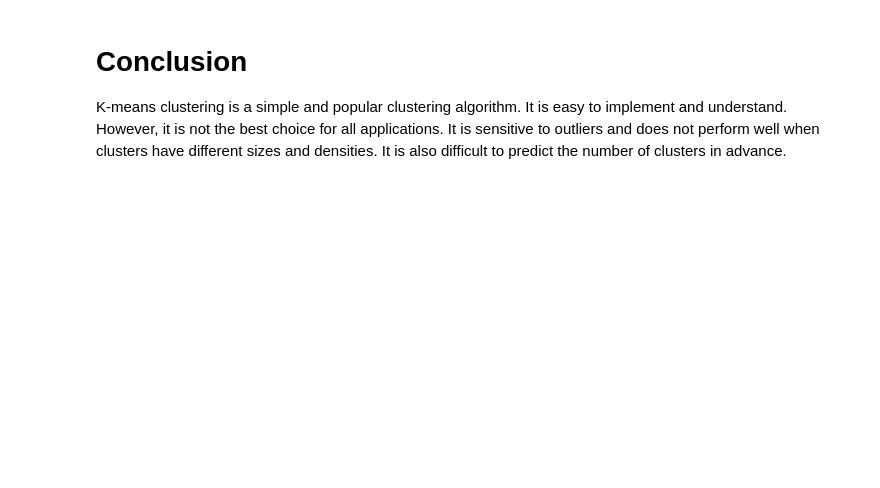
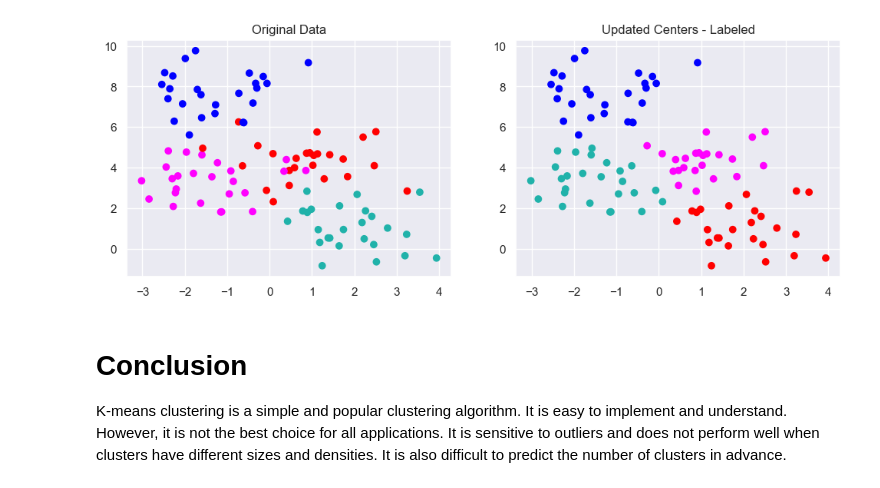
Before and after one commit to johnzhangzxy/Machine-Learning-RICE-INDE577, a Jupyter notebook: Unsupervised_Learning/01_K-Means Clustering/K-Means Clustering .ipynb, the cells around one changed output. Saved outputs shown, nothing was run; the diff lists cells and outputs as text; code cells hidden in the pictures; blank space fills up the shorter version.

```diff
--- a/Unsupervised_Learning/01_K-Means Clustering/K-Means Clustering .ipynb
+++ b/Unsupervised_Learning/01_K-Means Clustering/K-Means Clustering .ipynb
@@ -237,3 +248,20 @@ plt.show()
+# %%
+centers = k_means_clustering(X, 4)[0]
+
+centers = k_means_clustering(X, 4)[0]
+current_labels = assign_clusters(X, centers)
+current_colors = [colors(label) for label in current_labels]
+
+fig, (ax1, ax2) = plt.subplots(1, 2, figsize = (12, 4))
+ax1.scatter(X[:, 0], X[:, 1], c = c)
+ax1.set_title("Original Data")
+
+ax2.scatter(X[:, 0], X[:, 1], c = current_colors)
+ax2.set_title("Updated Centers - Labeled")
+
+plt.show()
+# %% [output]
+[figure, added]
 # %% [markdown]
 # Conclusion
 
```
Also changed, not shown: parts of 7 cells of this notebook.
